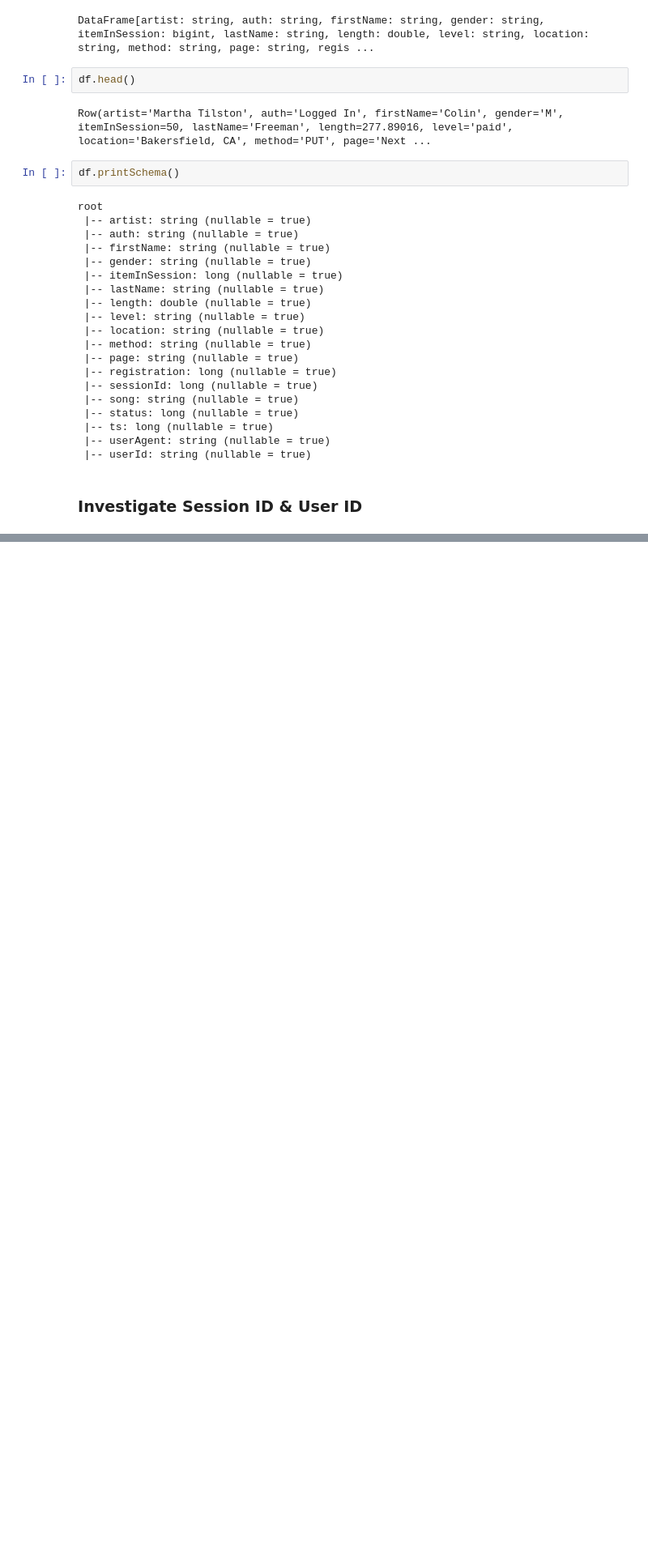
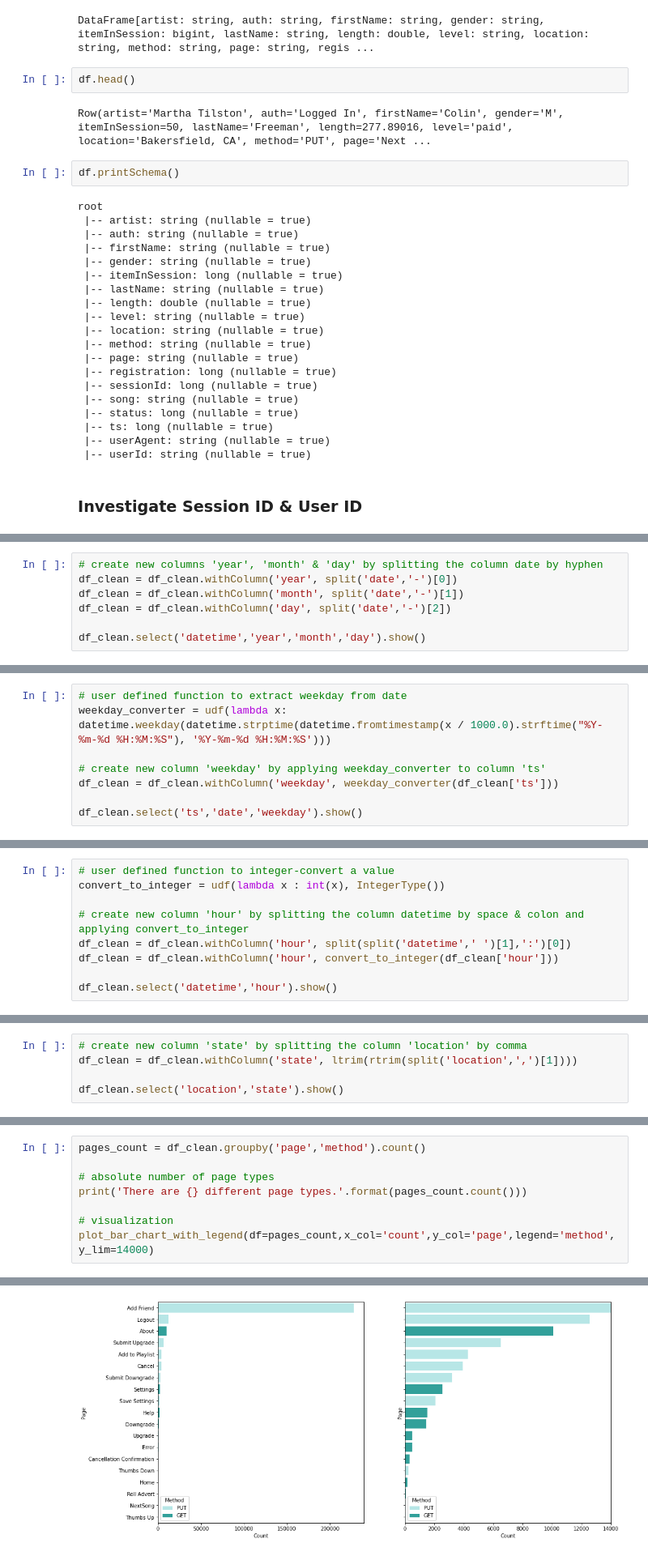
Before and after one commit to MareikeHeller/sparkify-customer-churn, a Jupyter notebook: sparkify-customer-churn.ipynb, the cells around one changed output, grey strips where cells are left out. Shown at 81% size. Cells and saved outputs as stored; diff of their text form; blank space fills up the shorter version.

```diff
--- a/sparkify-customer-churn.ipynb
+++ b/sparkify-customer-churn.ipynb
@@ -109,0 +215,7 @@ The dataset is reduced to 278154 rows.
+# %%
+# create new columns 'year', 'month' & 'day' by splitting the column date by hyphen
+df_clean = df_clean.withColumn('year', split('date','-')[0])
+df_clean = df_clean.withColumn('month', split('date','-')[1])
+df_clean = df_clean.withColumn('day', split('date','-')[2])
+
+df_clean.select('datetime','year','month','day').show()
@@ -109,0 +242,8 @@ The dataset is reduced to 278154 rows.
+# %%
+# user defined function to extract weekday from date
+weekday_converter = udf(lambda x: datetime.weekday(datetime.strptime(datetime.fromtimestamp(x / 1000.0).strftime("%Y-%m-%d %H:%M:%S"), '%Y-%m-%d %H:%M:%S')))
+
+# create new column 'weekday' by applying weekday_converter to column 'ts'
+df_clean = df_clean.withColumn('weekday', weekday_converter(df_clean['ts']))
+
+df_clean.select('ts','date','weekday').show()
@@ -109,0 +270,9 @@ The dataset is reduced to 278154 rows.
+# %%
+# user defined function to integer-convert a value
+convert_to_integer = udf(lambda x : int(x), IntegerType())
+
+# create new column 'hour' by splitting the column datetime by space & colon and applying convert_to_integer
+df_clean = df_clean.withColumn('hour', split(split('datetime',' ')[1],':')[0])
+df_clean = df_clean.withColumn('hour', convert_to_integer(df_clean['hour']))
+
+df_clean.select('datetime','hour').show()
@@ -109,0 +299,5 @@ The dataset is reduced to 278154 rows.
+# %%
+# create new column 'state' by splitting the column 'location' by comma
+df_clean = df_clean.withColumn('state', ltrim(rtrim(split('location',',')[1])))
+
+df_clean.select('location','state').show()
@@ -109,0 +449,9 @@ The dataset is reduced to 278154 rows.
+# %%
+pages_count = df_clean.groupby('page','method').count()
+
+# absolute number of page types
+print('There are {} different page types.'.format(pages_count.count()))
+
+# visualization
+plot_bar_chart_with_legend(df=pages_count,x_col='count',y_col='page',legend='method', y_lim=14000)
+# %% [output]
@@ -109,0 +459 @@ The dataset is reduced to 278154 rows.
+[figure, added]
```
Also changed, not shown: parts of 54 cells of this notebook.
